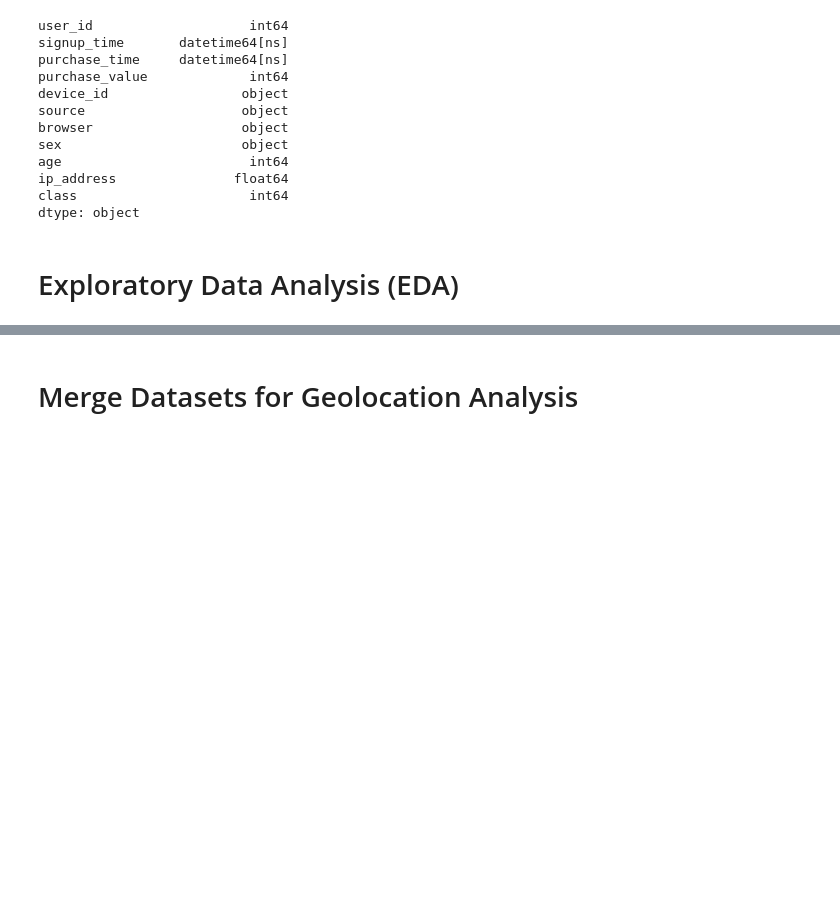
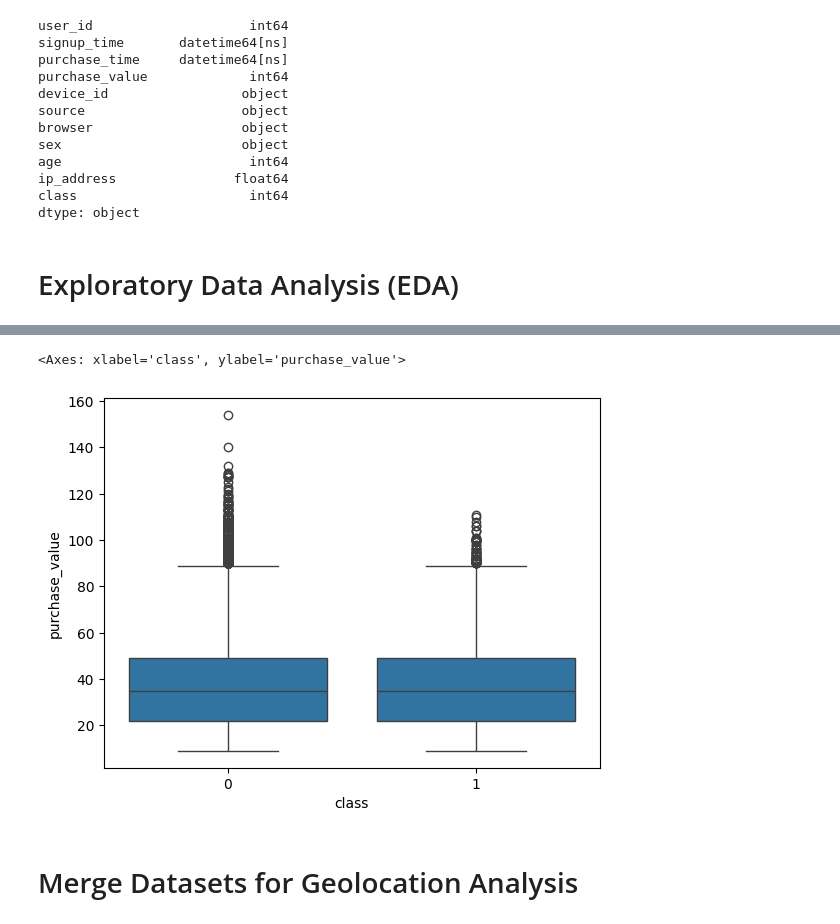
Before and after one commit to Abrham111/adey-innovations-fraud-detection, a Jupyter notebook: notebooks/DataAnalysisandPreprocessing.ipynb, the cells around one changed output, grey strips where cells are left out. Saved outputs shown, nothing was run; the diff lists cells and outputs as text; code cells hidden in the pictures; blank space fills up the shorter version.

Commit message:
add update for data analysis and preprocessing and readme

```diff
--- a/notebooks/DataAnalysisandPreprocessing.ipynb
+++ b/notebooks/DataAnalysisandPreprocessing.ipynb
@@ -98,7 +101,10 @@ df_fraud['purchase_value'].hist(bins=30)
 # %%
 # Bivariate analysis
 import seaborn as sns
-sns.boxplot(x='class', y='purchase_value', data=fraud_data)
+sns.boxplot(x='class', y='purchase_value', data=df_fraud)
+# %% [output]
+<Axes: xlabel='class', ylabel='purchase_value'>
+[figure, added]
 # %% [markdown]
 # Merge Datasets for Geolocation Analysis
 # %%
```
Also changed, not shown: parts of 11 cells of this notebook, 2 other files.
